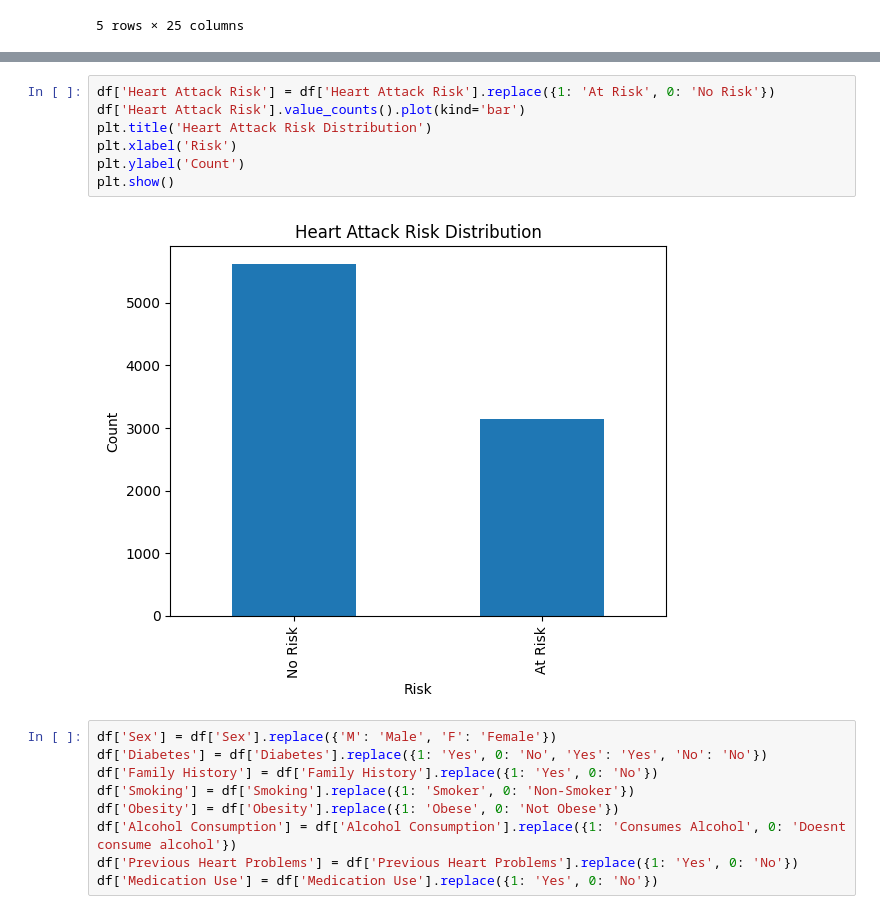
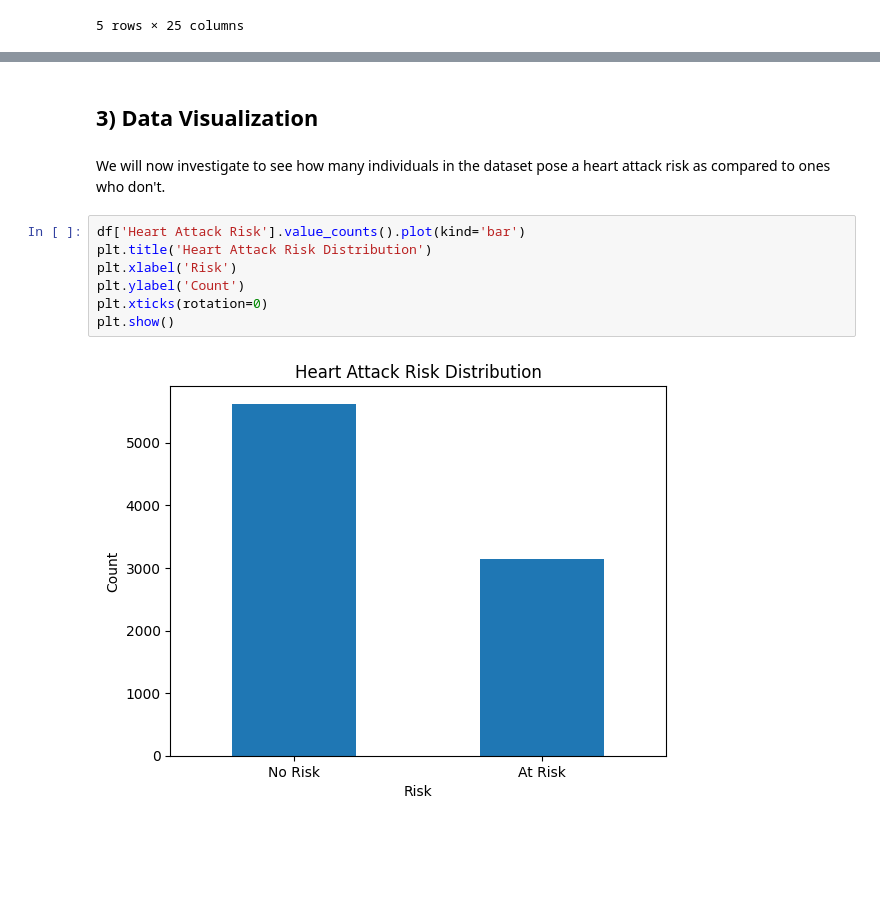
Before and after one commit to taimoorbinnasir/Heart-Attack-Risk-Prediction, a Jupyter notebook: group10_main.ipynb, the cells around one changed output, grey strips where cells are left out. Drawn from its saved outputs; the diff is of its cells as text; blank space fills up the shorter version.

```diff
--- a/group10_main.ipynb
+++ b/group10_main.ipynb
@@ -163,19 +176,14 @@ df.head()
 5 rows × 28 columns
+# %% [markdown]
+<h2>3) Data Visualization</h2>
+# %% [markdown]
+We will now investigate to see how many individuals in the dataset pose a heart attack risk as compared to ones who don't.
 # %%
-df['Heart Attack Risk'] = df['Heart Attack Risk'].replace({1: 'At Risk', 0: 'No Risk'})
 df['Heart Attack Risk'].value_counts().plot(kind='bar')
 plt.title('Heart Attack Risk Distribution')
 plt.xlabel('Risk')
 plt.ylabel('Count')
+plt.xticks(rotation=0)
 plt.show()
 # %% [output]
-[figure, old version]
+[figure, new version]
-# %%
-df['Sex'] = df['Sex'].replace({'M': 'Male', 'F': 'Female'})
-df['Diabetes'] = df['Diabetes'].replace({1: 'Yes', 0: 'No', 'Yes': 'Yes', 'No': 'No'})
-df['Family History'] = df['Family History'].replace({1: 'Yes', 0: 'No'})
-df['Smoking'] = df['Smoking'].replace({1: 'Smoker', 0: 'Non-Smoker'})
-df['Obesity'] = df['Obesity'].replace({1: 'Obese', 0: 'Not Obese'})
-df['Alcohol Consumption'] = df['Alcohol Consumption'].replace({1: 'Consumes Alcohol', 0: 'Doesnt consume alcohol'})
-df['Previous Heart Problems'] = df['Previous Heart Problems'].replace({1: 'Yes', 0: 'No'})
-df['Medication Use'] = df['Medication Use'].replace({1: 'Yes', 0: 'No'})
```
Also changed, not shown: parts of 14 cells of this notebook.
